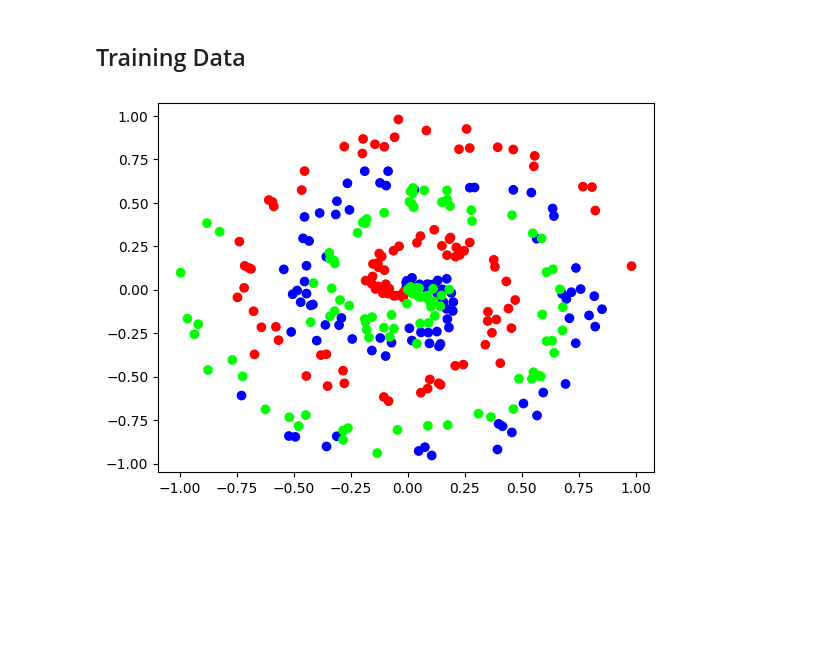
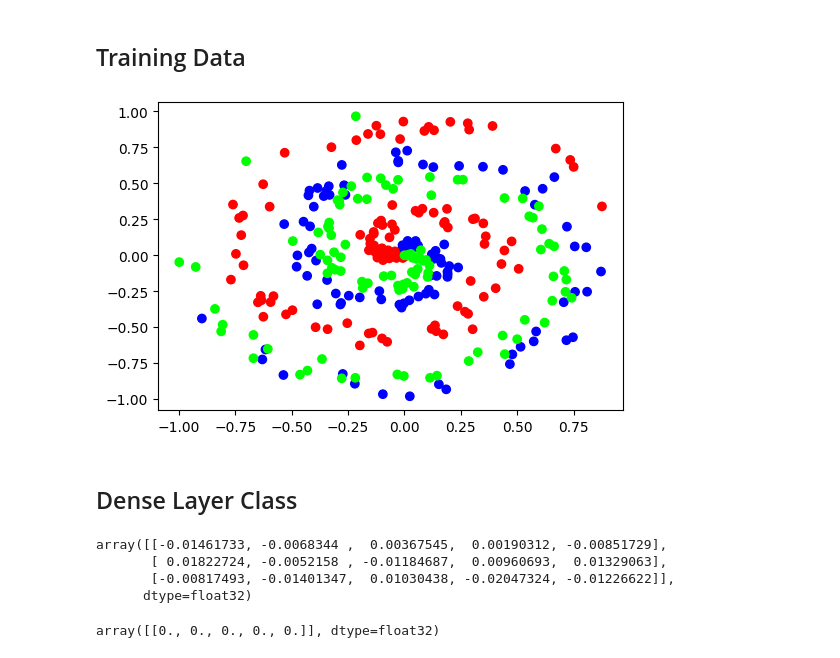
Before and after one commit to selfor21/NN-FROM-SCRATCH-LOW-LEVEL, a Jupyter notebook: C_03_Adding_Layers.ipynb, the cells around one changed output. Saved outputs shown, nothing was run; the diff lists cells and outputs as text; code cells hidden in the pictures; blank space fills up the shorter version.

```diff
--- a/C_03_Adding_Layers.ipynb
+++ b/C_03_Adding_Layers.ipynb
@@ -45,7 +42,11 @@ print(layer2_outputs)
 # %%
 X, y = spiral_data(samples=100, classes=3)
 
+plt.figure(figsize=(6,4))
+
 plt.scatter(X[:, 0], X[:, 1], c = y, cmap = 'brg')
 plt.show()
 # %% [output]
-[figure, old version]
+[figure, new version]
+# %% [markdown]
+## Dense Layer Class
@@ -51,0 +69,11 @@ plt.show()
+# %%
+l1.weights
+# %% [output]
+array([[-0.01461733, -0.0068344 ,  0.00367545,  0.00190312, -0.00851729],
+       [ 0.01822724, -0.0052158 , -0.01184687,  0.00960693,  0.01329063],
+       [-0.00817493, -0.01401347,  0.01030438, -0.02047324, -0.01226622]],
+      dtype=float32)
+# %%
+l1.biases
+# %% [output]
+array([[0., 0., 0., 0., 0.]], dtype=float32)
```
Also changed, not shown: parts of 5 cells of this notebook.
